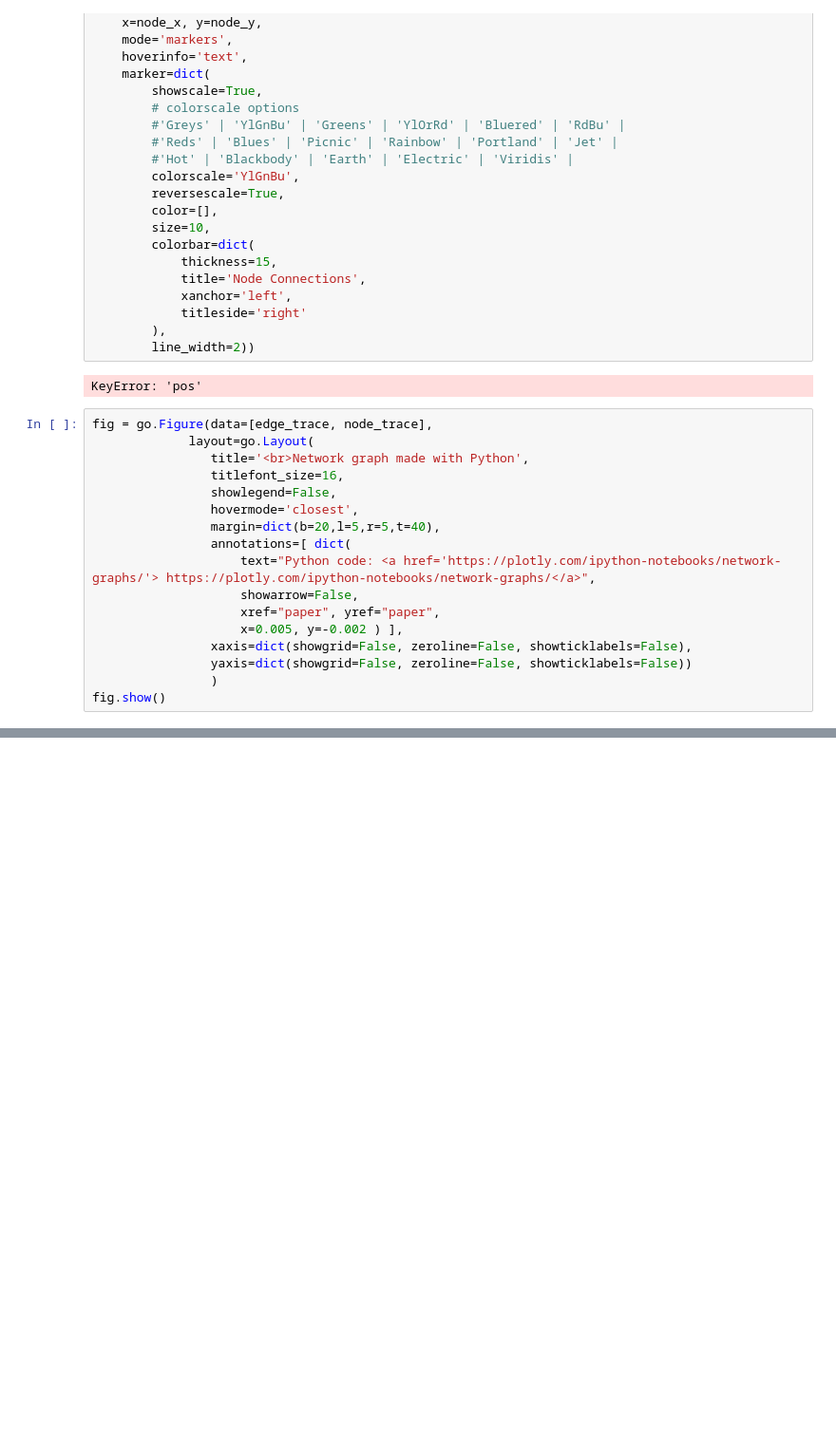
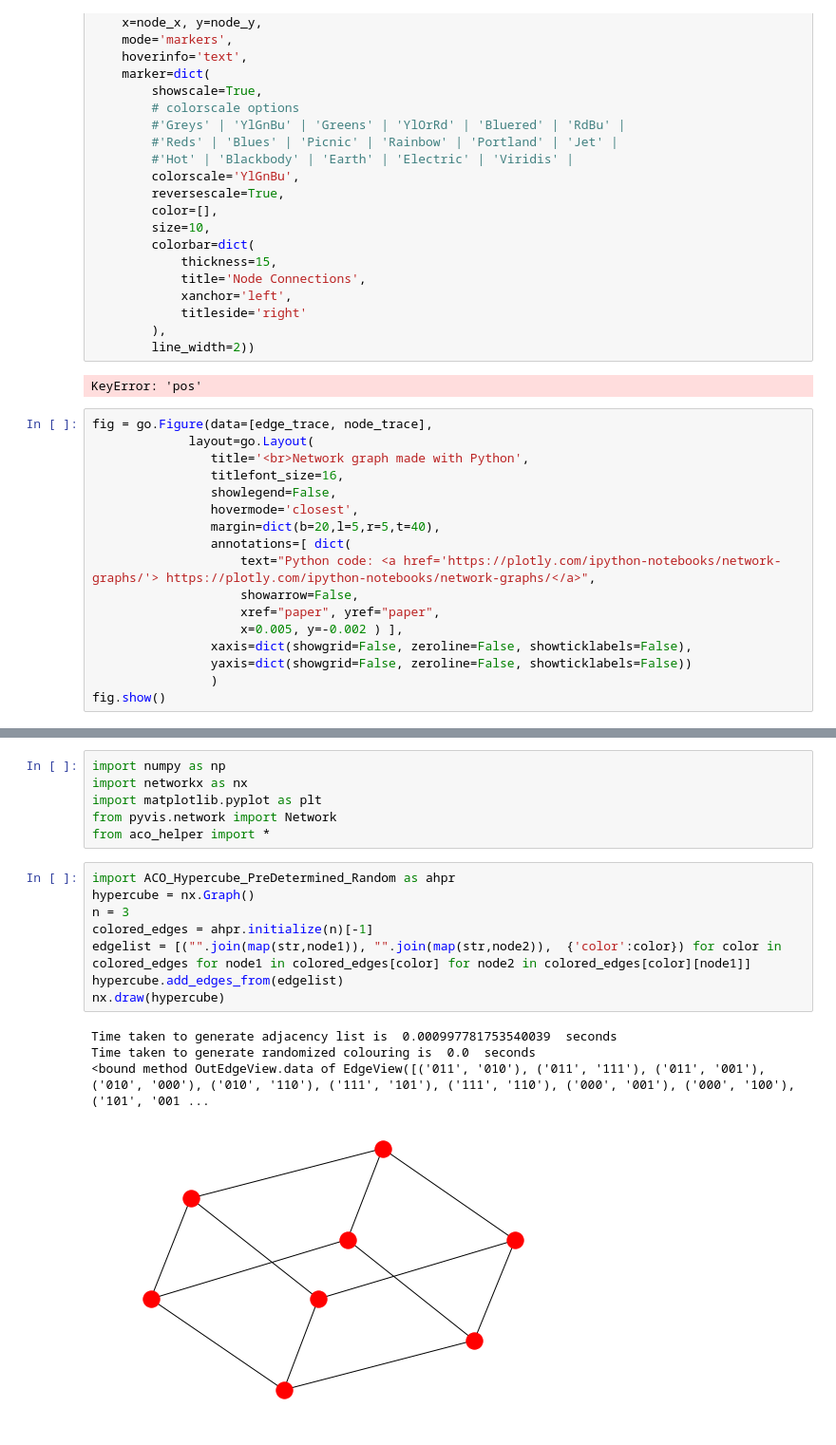
Before and after one commit to Anirudh181001/ACO_Hypercube, a Jupyter notebook: ACO_Python/hypercube_viz.ipynb, the cells around one changed output, grey strips where cells are left out. Shown at 95% size. Saved outputs shown, nothing was run; the diff lists cells and outputs as text; blank space fills up the shorter version.

```diff
--- a/ACO_Python/hypercube_viz.ipynb
+++ b/ACO_Python/hypercube_viz.ipynb
@@ -114,0 +148,19 @@ fig.show()
+# %%
+import numpy as np
+import networkx as nx
+import matplotlib.pyplot as plt
+from pyvis.network import Network
+from aco_helper import *
+# %%
+import ACO_Hypercube_PreDetermined_Random as ahpr
+hypercube = nx.Graph()
+n = 3
+colored_edges = ahpr.initialize(n)[-1]
+edgelist = [("".join(map(str,node1)), "".join(map(str,node2)),  {'color':color}) for color in colored_edges for node1 in colored_edges[color] for node2 in colored_edges[color][node1]]
+hypercube.add_edges_from(edgelist)
+nx.draw(hypercube)
+# %% [output]
+Time taken to generate adjacency list is  0.000997781753540039  seconds
+Time taken to generate randomized colouring is  0.0  seconds
+<bound method OutEdgeView.data of EdgeView([('011', '010'), ('011', '111'), ('011', '001'), ('010', '000'), ('010', '110'), ('111', '101'), ('111', '110'), ('000', '001'), ('000', '100'), ('101', '001 ...
+[figure, added]
```
Also changed, not shown: parts of 12 cells of this notebook, 8 other files.
